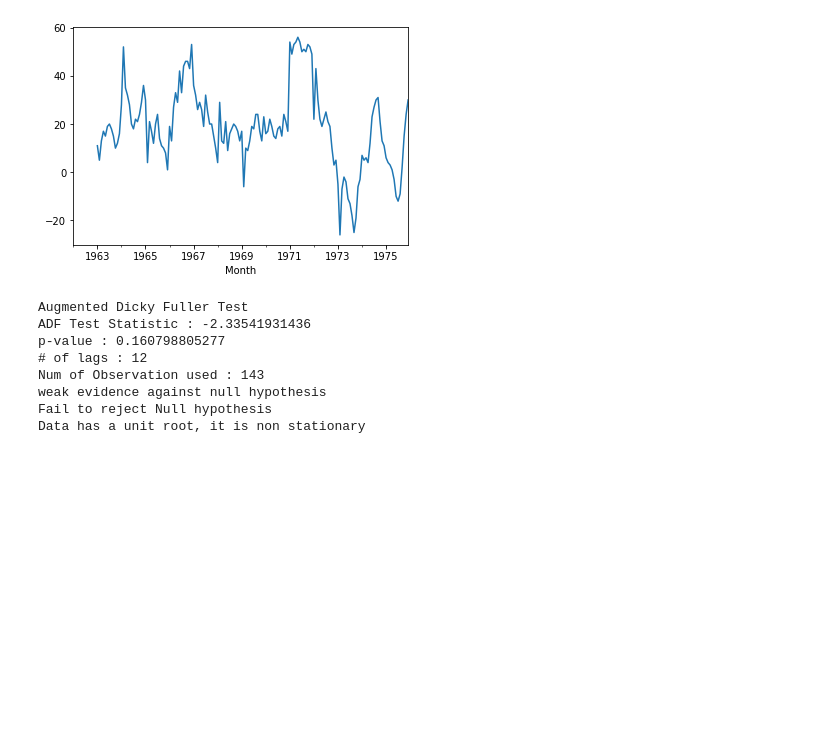
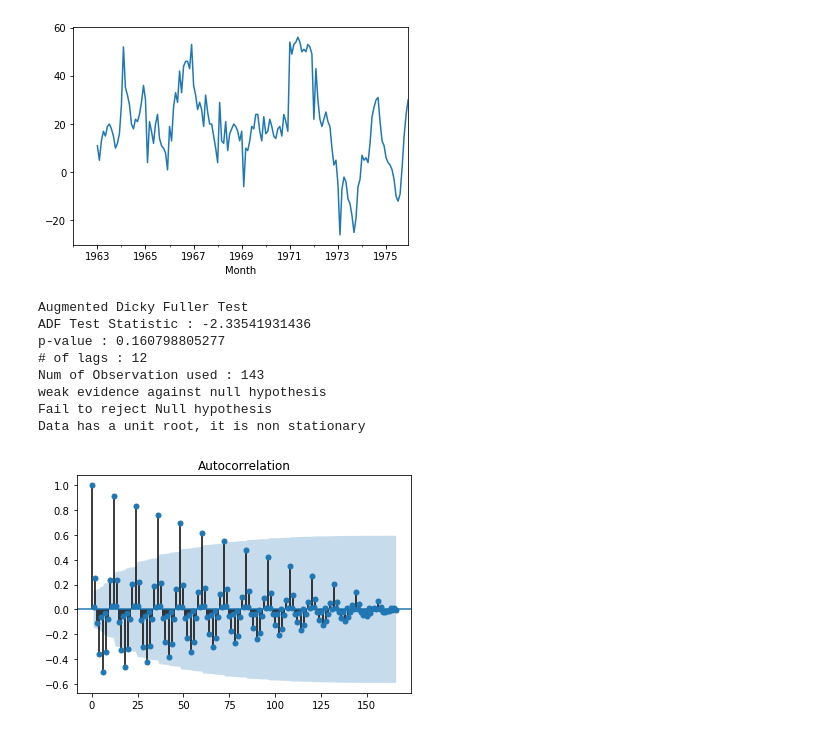
Before and after one commit to vitaliAI/Python-Source-Code, a Jupyter notebook: Time Series Analysis/Time Series.ipynb, the cells around one changed output. Drawn from its saved outputs; the diff is of its cells as text; code cells hidden in the pictures; blank space fills up the shorter version.

Commit message:
Autocorrelation plot

```diff
--- a/Time Series Analysis/Time Series.ipynb
+++ b/Time Series Analysis/Time Series.ipynb
@@ -457,0 +460,4 @@ Data has a unit root, it is non stationary
+# %%
+fig_first = plot_acf(df['First Difference'].dropna())
+# %% [output]
+[figure, added]
```
Also changed, not shown: parts of 4 cells of this notebook.
